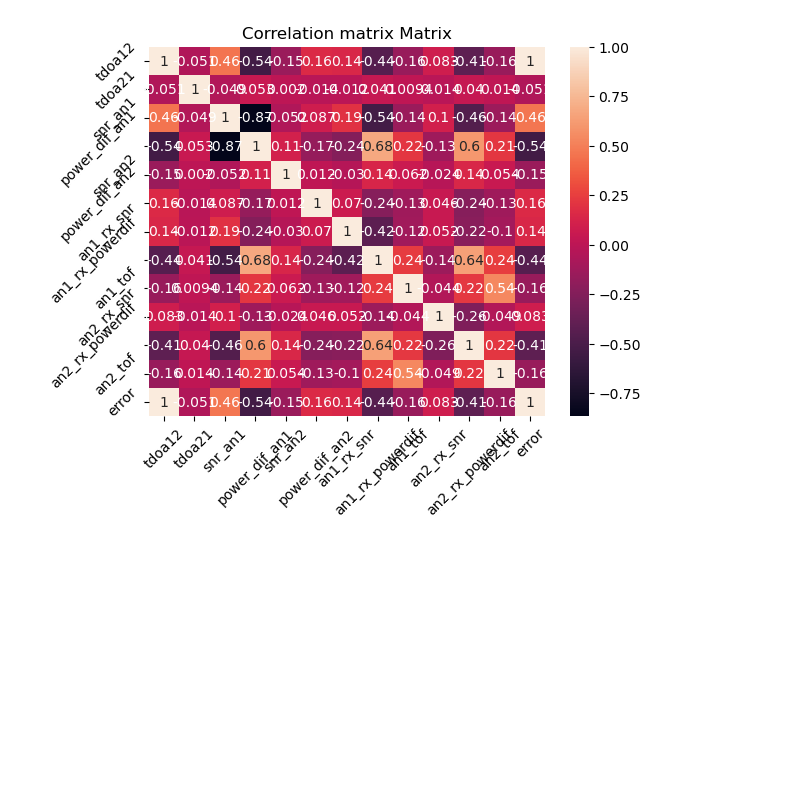
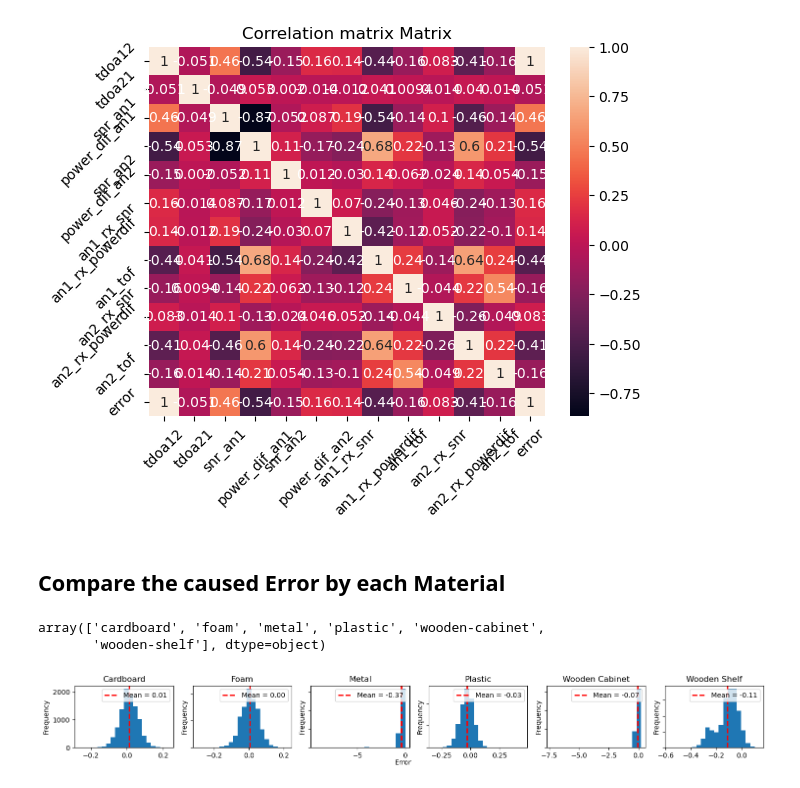
Before and after one commit to B3NToo/Identification-of-NLOS-causing-Material-in-UWB-Localization-Using-Machine-Learning-Methods, a Jupyter notebook: data_analysis/error_data_analysis.ipynb, the cells around one changed output. Drawn from its saved outputs; the diff is of its cells as text; code cells hidden in the pictures; blank space fills up the shorter version.

Commit message:
error_plot

```diff
--- a/data_analysis/error_data_analysis.ipynb
+++ b/data_analysis/error_data_analysis.ipynb
@@ -210,3 +213,46 @@ plt.title('Correlation matrix Matrix')
 plt.show()
 # %% [output]
 [figure]
+# %% [markdown]
+## Compare the caused Error by each Material
+# %%
+error_df.material.unique()
+# %% [output]
+array(['cardboard', 'foam', 'metal', 'plastic', 'wooden-cabinet',
+       'wooden-shelf'], dtype=object)
+# %%
+datasets = [cardboard_df, foam_df, metal_df, plastic_df, wooden_cabinet_df, wooden_shelf_df]
+
+# Names or labels for each dataset
+dataset_names = ['Cardboard', 'Foam', 'Metal', 'Plastic', 'Wooden Cabinet', 'Wooden Shelf']
+# %%
+# Create subplots for each dataset
+fig, axs = plt.subplots(1, 6, figsize=(15, 2))  # 1 rows, 6 columns
+
+# Flatten the 3x2 array of subplots to simplify indexing
+axs = axs.flatten()
+
+# Iterate through each dataset and plot the histogram in individual subplots
+for i, (dataset, name) in enumerate(zip(datasets, dataset_names)):
+    axs[i].hist(dataset['error'], bins=20)  # Adjust bins as needed
+    axs[i].axvline(dataset['error'].mean(), color='red', linestyle='dashed', linewidth=2)
+    axs[i].set_title(name)
+    # Add a legend for the mean line
+    mean = dataset['error'].mean()
+    axs[i].legend([f'Mean = {mean:.2f}'], loc='upper right')
+
+# Set common y labels only for the outermost subplots
+for ax in axs.flat:
+    ax.label_outer()
+    ax.set_ylabel('Frequency')
+
+# Add a single x-label at the bottom center
+fig.text(0.5, 0.04, 'Error', ha='center', va='center')
+
+# Adjust layout to prevent overlapping
+plt.tight_layout()
+
+# Show the plot
+plt.show()
+# %% [output]
+[figure, added]
```
Also changed, not shown: parts of 4 cells of this notebook, 6 other files.
